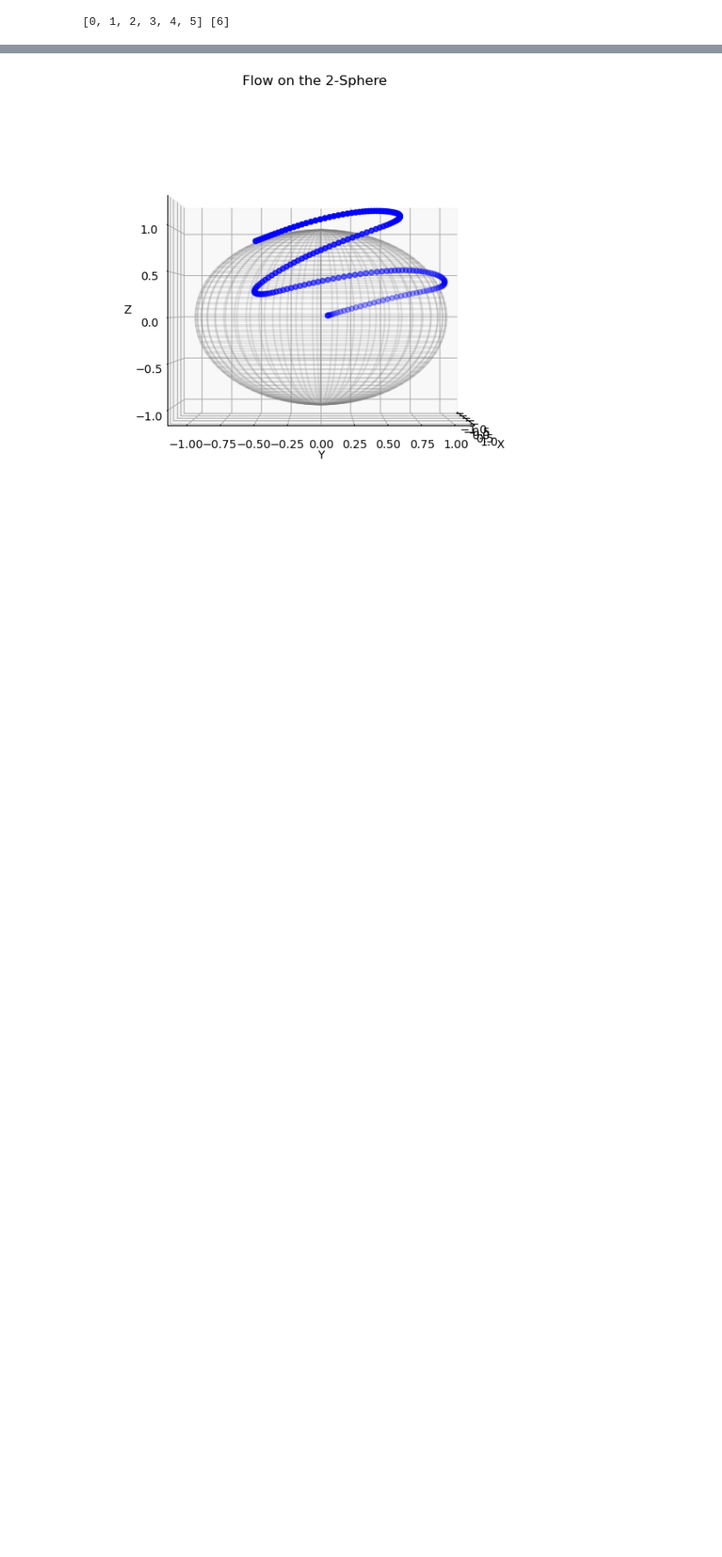
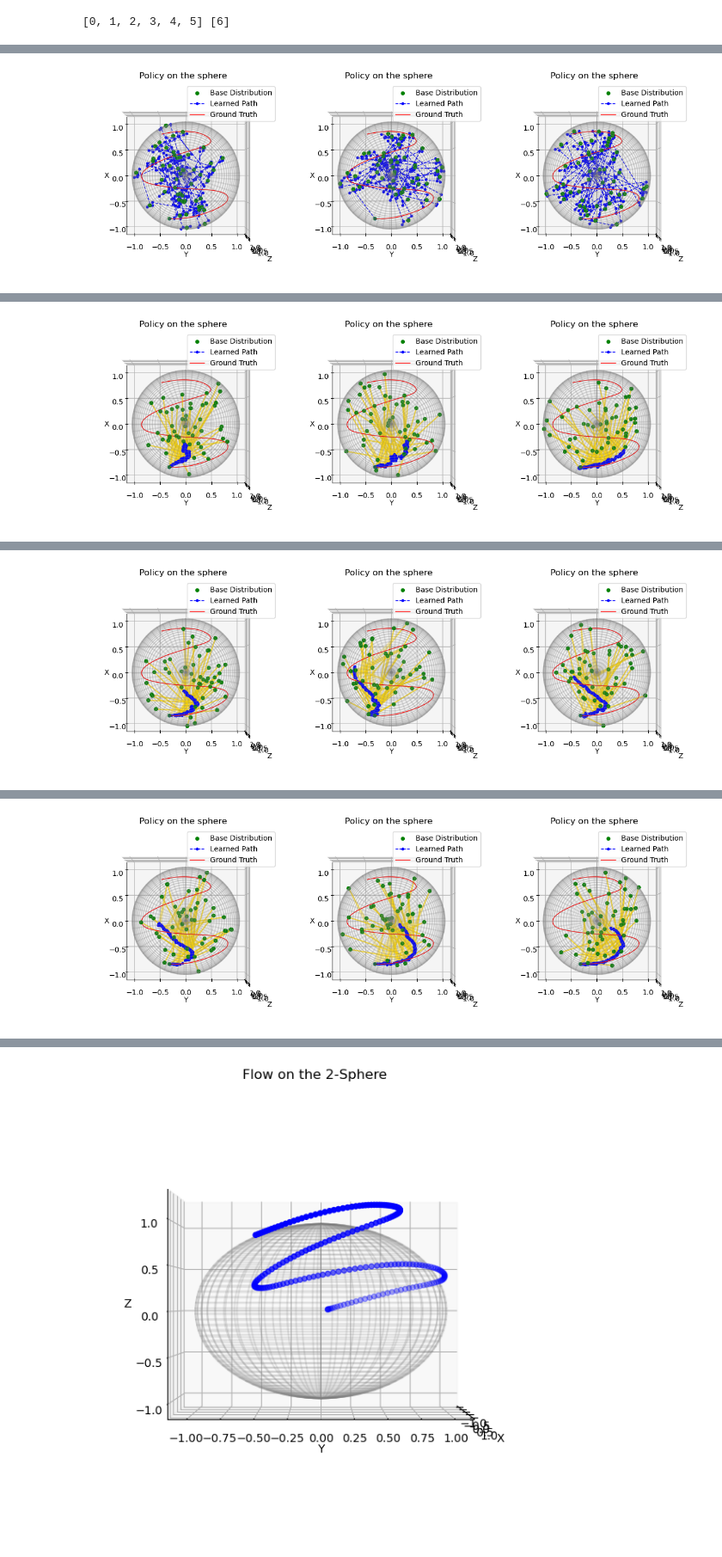
Before and after one commit to Stanpie3/Geometric-Flow-Matching, a Jupyter notebook: exp_proj.ipynb, the cells around one changed output, grey strips where cells are left out. Shown at 86% size. Cells and saved outputs as stored; diff of their text form; code cells hidden in the pictures; blank space fills up the shorter version.

```diff
--- a/exp_proj.ipynb
+++ b/exp_proj.ipynb
@@ -266,9 +269,9 @@ run_train(vf=vf,
             train_dataloader=train_dataloader,
             val_dataloader=val_dataloader,
             run_parameters=run_parameters,
-            manifold=manifold_inference,
+            manifold=manifold_data,
             ema_vf=ema_vf,
             dataset=dataset,
             gt_obs=gt_obs,
-            run_name="sine_shape_euclidean_3d")
+            run_name="sine_euclidean_3D")
 # %% [output]
@@ -276,0 +280 @@ run_train(vf=vf,
+[figure, added]
@@ -278,0 +283 @@ run_train(vf=vf,
+[figure, added]
@@ -280,0 +286 @@ run_train(vf=vf,
+[figure, added]
@@ -282,0 +289 @@ run_train(vf=vf,
+[figure, added]
```
Also changed, not shown: parts of 22 cells of this notebook, 11 other files.
